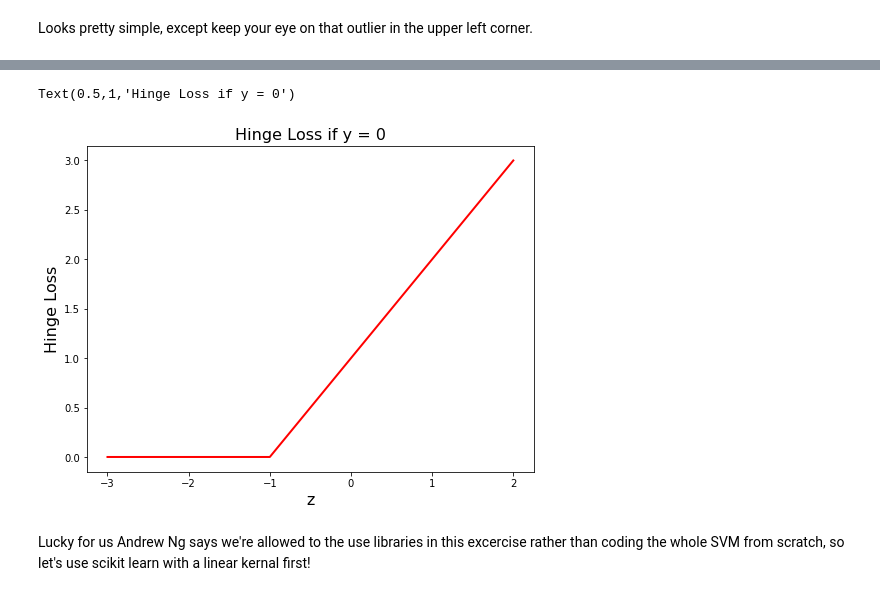
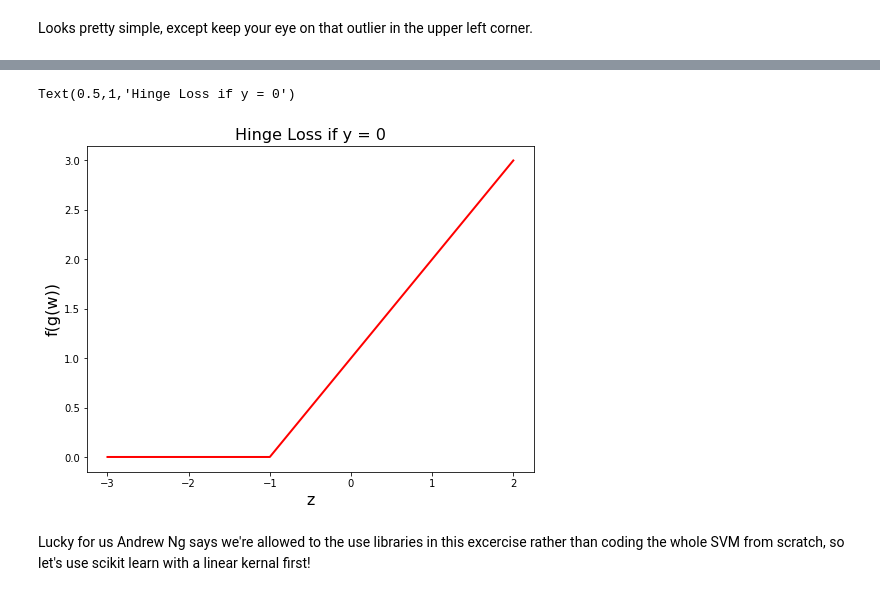
Before and after one commit to LuketheDukeBates/Support-Vector-Machine-Demonstration, a Jupyter notebook: Support Vector Machine Demonstration.ipynb, the cells around one changed output, grey strips where cells are left out. Saved outputs shown, nothing was run; the diff lists cells and outputs as text; code cells hidden in the pictures.

```diff
--- a/Support Vector Machine Demonstration.ipynb
+++ b/Support Vector Machine Demonstration.ipynb
@@ -102,12 +105,12 @@ Text(0.5,1,'Hinge Loss if y = 1')
 # %%
 fig, ax = plt.subplots(1, figsize=(8,6))
 ax.plot(digits, np.where(digits > -1, 1 + digits, 0), color='red', lw = 2)
 plt.xlabel('z',fontsize=16)
-plt.ylabel('Hinge Loss', fontsize=16)
+plt.ylabel('f(g(w))', fontsize=16)
 plt.title('Hinge Loss if y = 0',fontsize=16)
 # %% [output]
 Text(0.5,1,'Hinge Loss if y = 0')
-[figure, old version]
+[figure, new version]
 # %% [markdown]
 Lucky for us Andrew Ng says we're allowed to the use libraries in this excercise rather than coding the whole SVM from scratch, so let's use scikit learn with a linear kernal first!
 # %%
```
Also changed, not shown: parts of 53 cells of this notebook, 5 other files.
